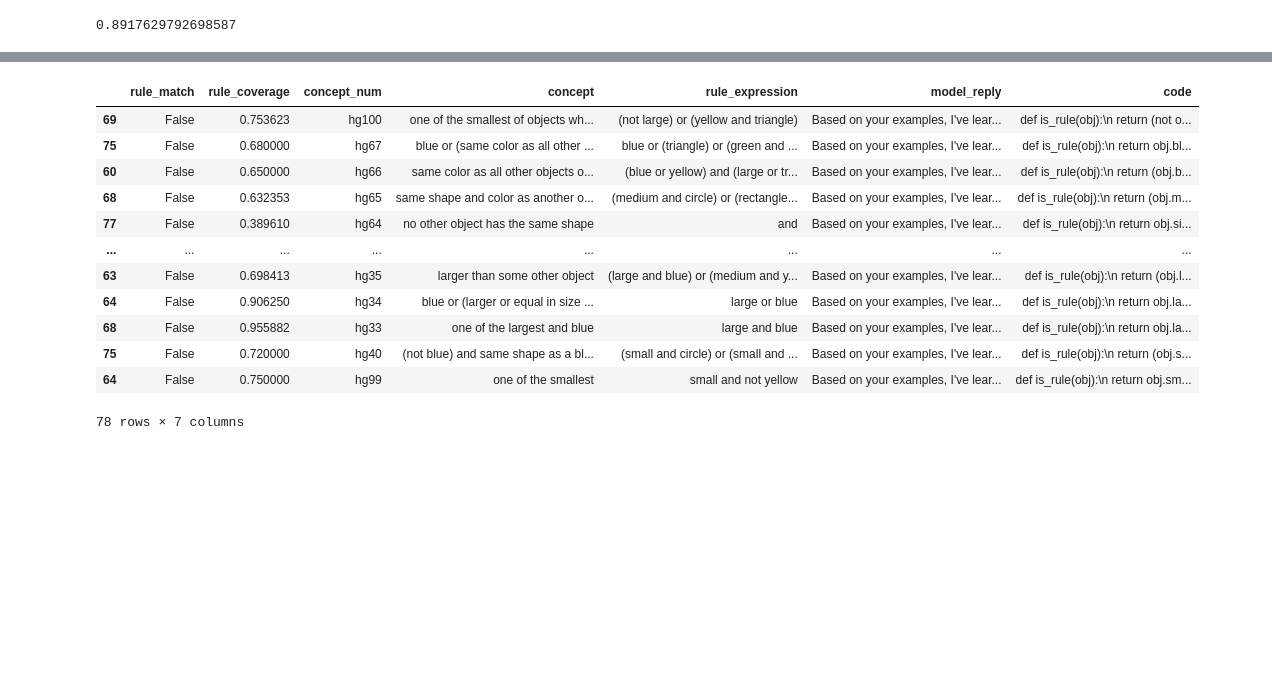
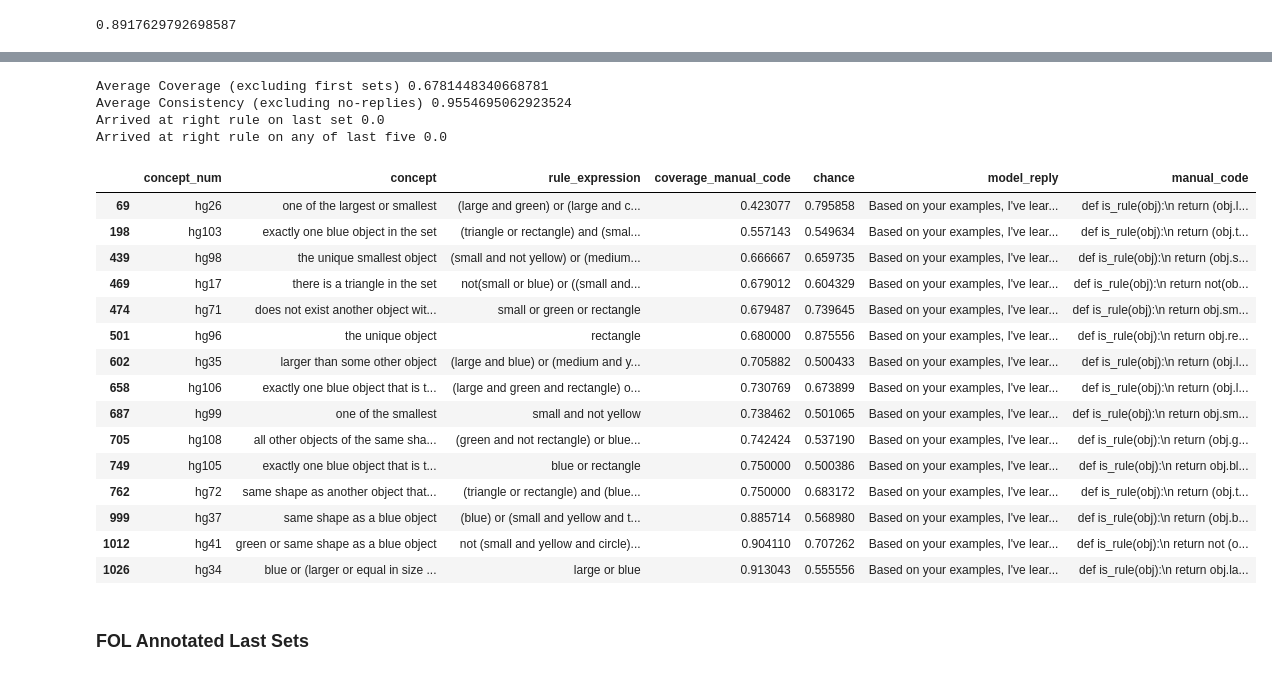
Before and after one commit to mariebiscuit/calibration-rule-learning, a Jupyter notebook: analysis/experiment_2.ipynb, the cells around one changed output, grey strips where cells are left out. Drawn from its saved outputs; the diff is of its cells as text; code cells hidden in the pictures; blank space fills up the shorter version.

```diff
--- a/analysis/experiment_2.ipynb
+++ b/analysis/experiment_2.ipynb
@@ -138,20 +272,30 @@ px.box(manual_rule_coverage, y=['human_lq_diff', 'chance_difference'], points='a
-# %%
-fconcepts = mdf[(mdf['set'] >= 3) & (~mdf['concept_num'].isin(SUBSETS['boolean']))]
-
-fdf = fconcepts[fconcepts['set'] == 25].drop_duplicates(['model_reply']).loc[:, ['rule_match', 'rule_coverage', 'concept_num', 'concept', 'rule_expression', 'model_reply', 'code']].sort_values(['rule_match'])
-fdf.to_csv('./results/experiment_2/viewer_fol_rules.csv')
-fdf
-# %% [output]
-|  | rule_match | rule_coverage | concept_num | concept | rule_expression | model_reply | code |
-| 69 | False | 0.753623 | hg100 | one of the smallest of objects wh... | (not large) or (yellow and triangle) | Based on your examples, I've lear... | def is_rule(obj):\n return (not o... |
-| 75 | False | 0.680000 | hg67 | blue or (same color as all other ... | blue or (triangle) or (green and ... | Based on your examples, I've lear... | def is_rule(obj):\n return obj.bl... |
-| 60 | False | 0.650000 | hg66 | same color as all other objects o... | (blue or yellow) and (large or tr... | Based on your examples, I've lear... | def is_rule(obj):\n return (obj.b... |
-| 68 | False | 0.632353 | hg65 | same shape and color as another o... | (medium and circle) or (rectangle... | Based on your examples, I've lear... | def is_rule(obj):\n return (obj.m... |
-| 77 | False | 0.389610 | hg64 | no other object has the same shape | and | Based on your examples, I've lear... | def is_rule(obj):\n return obj.si... |
-| ... | ... | ... | ... | ... | ... | ... | ... |
-| 63 | False | 0.698413 | hg35 | larger than some other object | (large and blue) or (medium and y... | Based on your examples, I've lear... | def is_rule(obj):\n return (obj.l... |
-| 64 | False | 0.906250 | hg34 | blue or (larger or equal in size ... | large or blue | Based on your examples, I've lear... | def is_rule(obj):\n return obj.la... |
-| 68 | False | 0.955882 | hg33 | one of the largest and blue | large and blue | Based on your examples, I've lear... | def is_rule(obj):\n return obj.la... |
-| 75 | False | 0.720000 | hg40 | (not blue) and same shape as a bl... | (small and circle) or (small and ... | Based on your examples, I've lear... | def is_rule(obj):\n return (obj.s... |
-| 64 | False | 0.750000 | hg99 | one of the smallest | small and not yellow | Based on your examples, I've lear... | def is_rule(obj):\n return obj.sm... |
-78 rows × 7 columns
+# %%
+manual_rule_coverage = pd.read_csv('./results/experiment_2/compiled_fol_rules_annotated_subset_stats.csv')
+mdf = manual_rule_coverage.drop_duplicates(['concept', 'set'])
+print("Average Coverage (excluding first sets)", manual_rule_coverage[manual_rule_coverage['coverage_manual_code'] >= 0]['coverage_manual_code'].mean())
+print("Average Consistency (excluding no-replies)", manual_rule_coverage.dropna()['consistency'].mean())
+print("Arrived at right rule on last set", (mdf[mdf['set'] == 25]['coverage_manual_code'] == 1).mean())
+print("Arrived at right rule on any of last five", mdf[mdf['set'] >= 20].groupby('concept').apply(lambda x: (x['full_coverage_manual_code'] == 1).sum() > 0).reset_index().loc[:, 0].mean())
+fdf = mdf[mdf['set'] == 25].sort_values('coverage_manual_code')
+fdf.loc[:, ['concept_num', 'concept',  'rule_expression', 'coverage_manual_code', 'chance', 'model_reply', 'manual_code', ]]
+# %% [output]
+Average Coverage (excluding first sets) 0.6781448340668781
+Average Consistency (excluding no-replies) 0.9554695062923524
+Arrived at right rule on last set 0.0
+Arrived at right rule on any of last five 0.0
+|  | concept_num | concept | rule_expression | coverage_manual_code | chance | model_reply | manual_code |
+| 69 | hg26 | one of the largest or smallest | (large and green) or (large and c... | 0.423077 | 0.795858 | Based on your examples, I've lear... | def is_rule(obj):\n return (obj.l... |
+| 198 | hg103 | exactly one blue object in the set | (triangle or rectangle) and (smal... | 0.557143 | 0.549634 | Based on your examples, I've lear... | def is_rule(obj):\n return (obj.t... |
+| 439 | hg98 | the unique smallest object | (small and not yellow) or (medium... | 0.666667 | 0.659735 | Based on your examples, I've lear... | def is_rule(obj):\n return (obj.s... |
+| 469 | hg17 | there is a triangle in the set | not(small or blue) or ((small and... | 0.679012 | 0.604329 | Based on your examples, I've lear... | def is_rule(obj):\n return not(ob... |
+| 474 | hg71 | does not exist another object wit... | small or green or rectangle | 0.679487 | 0.739645 | Based on your examples, I've lear... | def is_rule(obj):\n return obj.sm... |
+| 501 | hg96 | the unique object | rectangle | 0.680000 | 0.875556 | Based on your examples, I've lear... | def is_rule(obj):\n return obj.re... |
+| 602 | hg35 | larger than some other object | (large and blue) or (medium and y... | 0.705882 | 0.500433 | Based on your examples, I've lear... | def is_rule(obj):\n return (obj.l... |
+| 658 | hg106 | exactly one blue object that is t... | (large and green and rectangle) o... | 0.730769 | 0.673899 | Based on your examples, I've lear... | def is_rule(obj):\n return (obj.l... |
+| 687 | hg99 | one of the smallest | small and not yellow | 0.738462 | 0.501065 | Based on your examples, I've lear... | def is_rule(obj):\n return obj.sm... |
+| 705 | hg108 | all other objects of the same sha... | (green and not rectangle) or blue... | 0.742424 | 0.537190 | Based on your examples, I've lear... | def is_rule(obj):\n return (obj.g... |
+| 749 | hg105 | exactly one blue object that is t... | blue or rectangle | 0.750000 | 0.500386 | Based on your examples, I've lear... | def is_rule(obj):\n return obj.bl... |
+| 762 | hg72 | same shape as another object that... | (triangle or rectangle) and (blue... | 0.750000 | 0.683172 | Based on your examples, I've lear... | def is_rule(obj):\n return (obj.t... |
+| 999 | hg37 | same shape as a blue object | (blue) or (small and yellow and t... | 0.885714 | 0.568980 | Based on your examples, I've lear... | def is_rule(obj):\n return (obj.b... |
+| 1012 | hg41 | green or same shape as a blue object | not (small and yellow and circle)... | 0.904110 | 0.707262 | Based on your examples, I've lear... | def is_rule(obj):\n return not (o... |
+| 1026 | hg34 | blue or (larger or equal in size ... | large or blue | 0.913043 | 0.555556 | Based on your examples, I've lear... | def is_rule(obj):\n return obj.la... |
@@ -157,0 +304,2 @@ fdf
+# %% [markdown]
+###  FOL Annotated Last Sets
```
Also changed, not shown: parts of 33 cells of this notebook, 40 other files.
